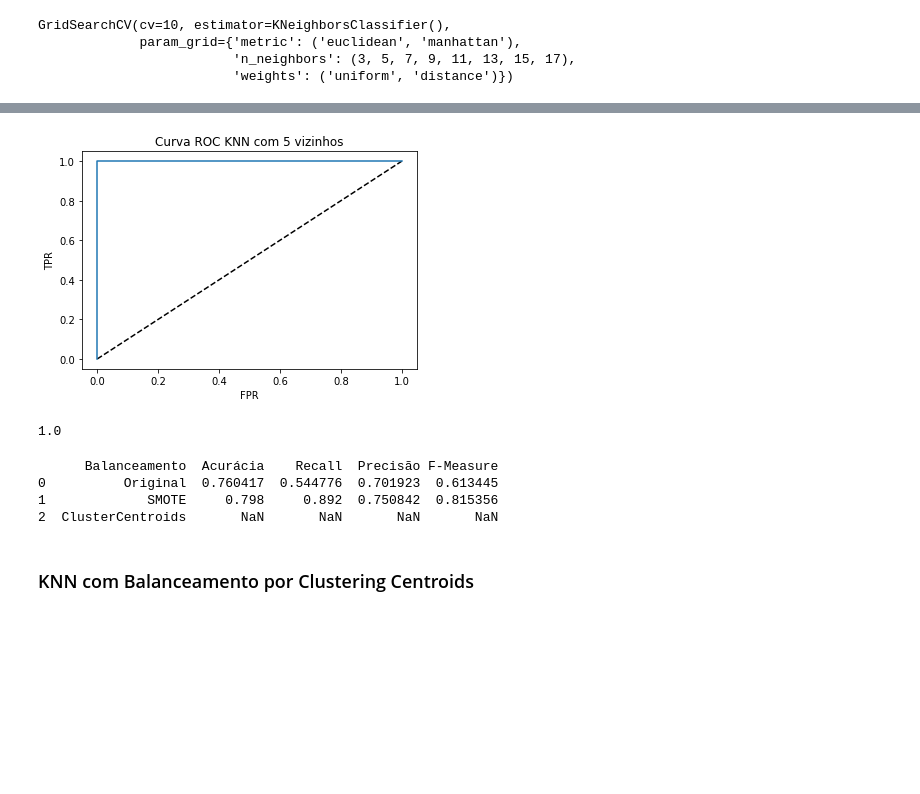
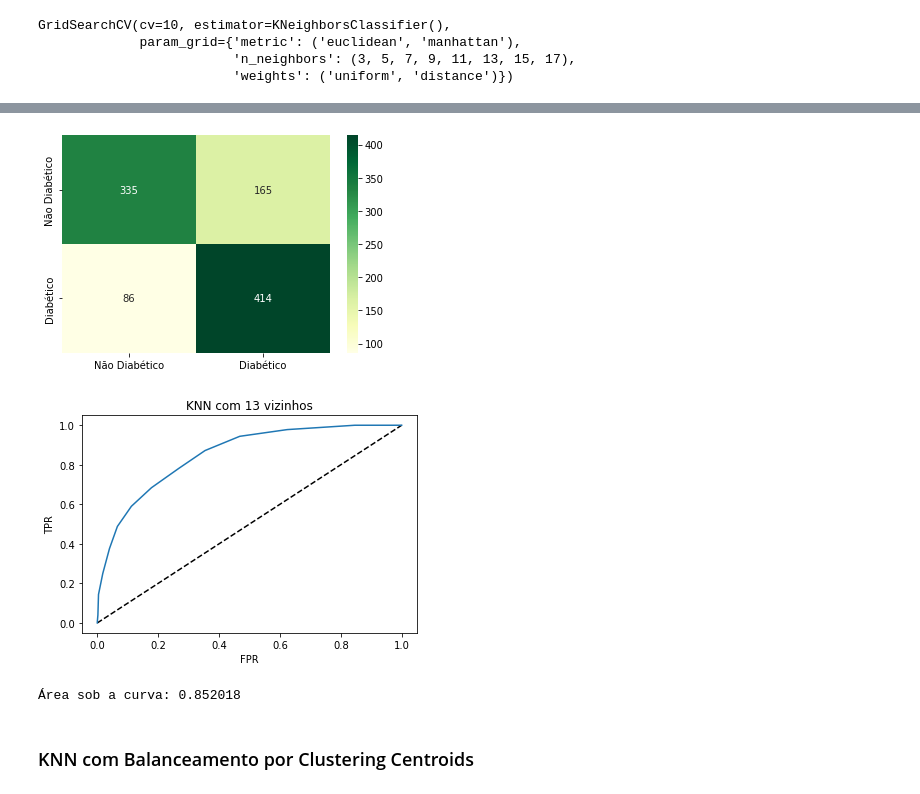
Before and after one commit to Marcellofabrizio/Notebooks, a Jupyter notebook: Pima Indians Diabetes Database/ClassifierComparison.ipynb, the cells around one changed output, grey strips where cells are left out. Drawn from its saved outputs; the diff is of its cells as text; code cells hidden in the pictures; blank space fills up the shorter version.

```diff
--- a/Pima Indians Diabetes Database/ClassifierComparison.ipynb
+++ b/Pima Indians Diabetes Database/ClassifierComparison.ipynb
@@ -483,31 +466,9 @@ sb.heatmap(cf,annot=True,cmap="YlGn", fmt="d",xticklabels=lbl,yticklabels=lbl)
-# %%
-# Curva ROC
-
-y_pred_proba = grid.predict_proba(X_smote)[:,1]
-fpr, tpr, thresholds = roc_curve(y_smote, y_pred_proba)
-
-plt.plot([0,1],[0,1],'k--')
-plt.plot(fpr,tpr, label='Knn')
-plt.xlabel('FPR')
-plt.ylabel('TPR')
-plt.title('Curva ROC KNN com 5 vizinhos')
-plt.show()
-# %% [output]
-[figure, removed]
-# %%
-# Área sob a curva
-roc_auc_score(y_smote,y_pred_proba)
-# %% [output]
-1.0
-# %%
-results_knn['Acurácia'][1] = accuracy_score(y_smote,predictions)
-results_knn['Recall'][1] = recall_score(y_smote,predictions)
-results_knn['Precisão'][1] = precision_score(y_smote,predictions)
-results_knn['F-Measure'][1] = f1_score(y_smote,predictions)
-
-print(results_knn)
-# %% [output]
-      Balanceamento  Acurácia    Recall  Precisão F-Measure
-0          Original  0.760417  0.544776  0.701923  0.613445
-1             SMOTE     0.798     0.892  0.750842  0.815356
-2  ClusterCentroids       NaN       NaN       NaN       NaN
+# %%
+print_confusion_matrix(y_smote, predictions, xlabel=labels, color='YlGn')
+# %% [output]
+[figure, added]
+# %%
+print_roc_curve(grid,X_smote,y_smote,'KNN', 'KNN com 13 vizinhos')
+# %% [output]
+[figure, added]
+Área sob a curva: 0.852018
```
Also changed, not shown: parts of 56 cells of this notebook.
